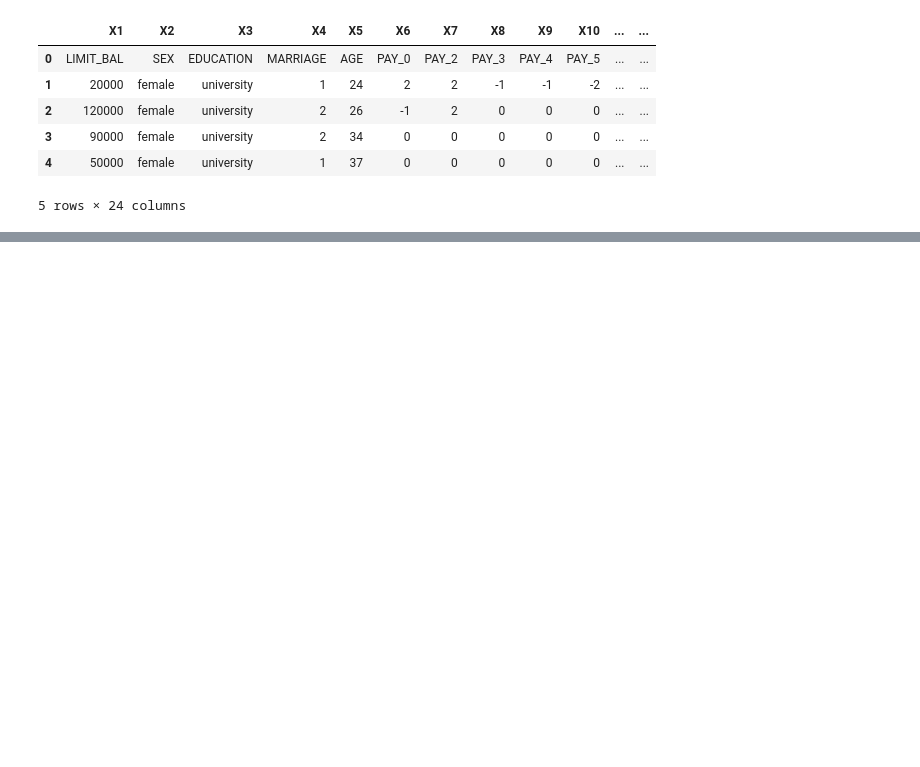
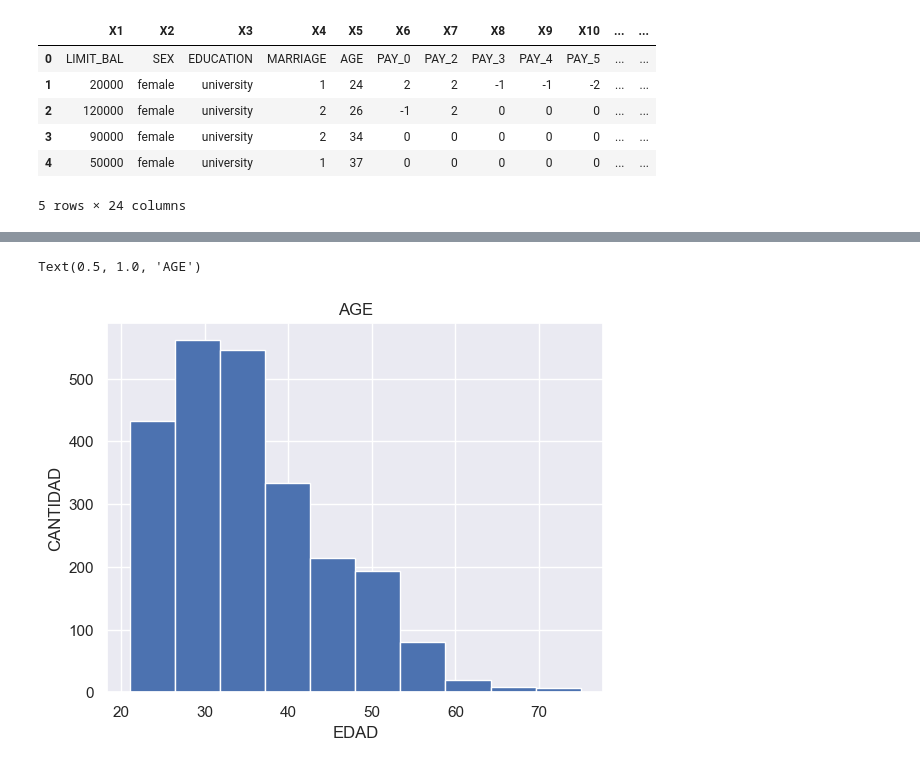
Before and after one commit to nicolecubero/MACHINE-LEARNING, a Jupyter notebook: MACHINE LEARNING.ipynb, the cells around one changed output, grey strips where cells are left out. Cells and saved outputs as stored; diff of their text form; code cells hidden in the pictures; blank space fills up the shorter version.

```diff
--- a/MACHINE LEARNING.ipynb
+++ b/MACHINE LEARNING.ipynb
@@ -100,0 +120,2 @@ credit.describe()
+# %%
+credit[["LIMIT_BAL","MARRIAGE","AGE","PAY_0","PAY_2","PAY_3","PAY_4","PAY_5","PAY_6","BILL_AMT1","BILL_AMT2","BILL_AMT3","BILL_AMT4","BILL_AMT5","BILL_AMT6","PAY_AMT1","PAY_AMT2","PAY_AMT3","PAY_AMT4","PAY_AMT5","PAY_AMT6"]] = credit[["LIMIT_BAL","MARRIAGE","AGE","PAY_0","PAY_2","PAY_3","PAY_4","PAY_5","PAY_6","BILL_AMT1","BILL_AMT2","BILL_AMT3","BILL_AMT4","BILL_AMT5","BILL_AMT6","PAY_AMT1","PAY_AMT2","PAY_AMT3","PAY_AMT4","PAY_AMT5","PAY_AMT6"]].astype("int")
@@ -100,0 +166,14 @@ credit.describe()
+# %%
+%matplotlib inline
+import matplotlib as plt
+
+plt.pyplot.hist(credit["AGE"])
+
+
+
+plt.pyplot.xlabel("EDAD")
+plt.pyplot.ylabel("CANTIDAD")
+plt.pyplot.title("AGE")
+# %% [output]
+Text(0.5, 1.0, 'AGE')
+[figure, added]
```
Also changed, not shown: parts of 96 cells of this notebook.
